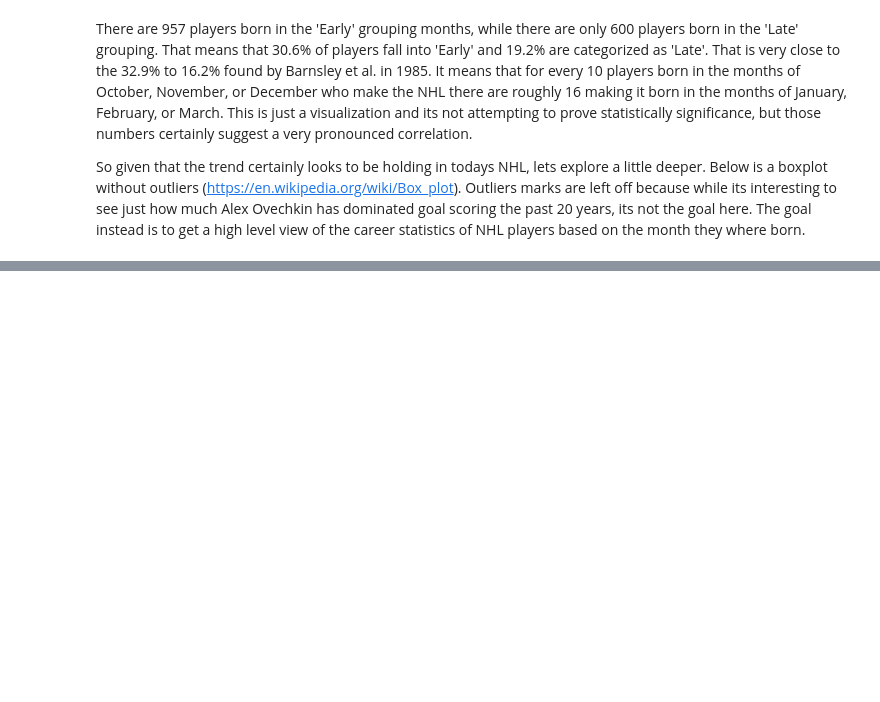
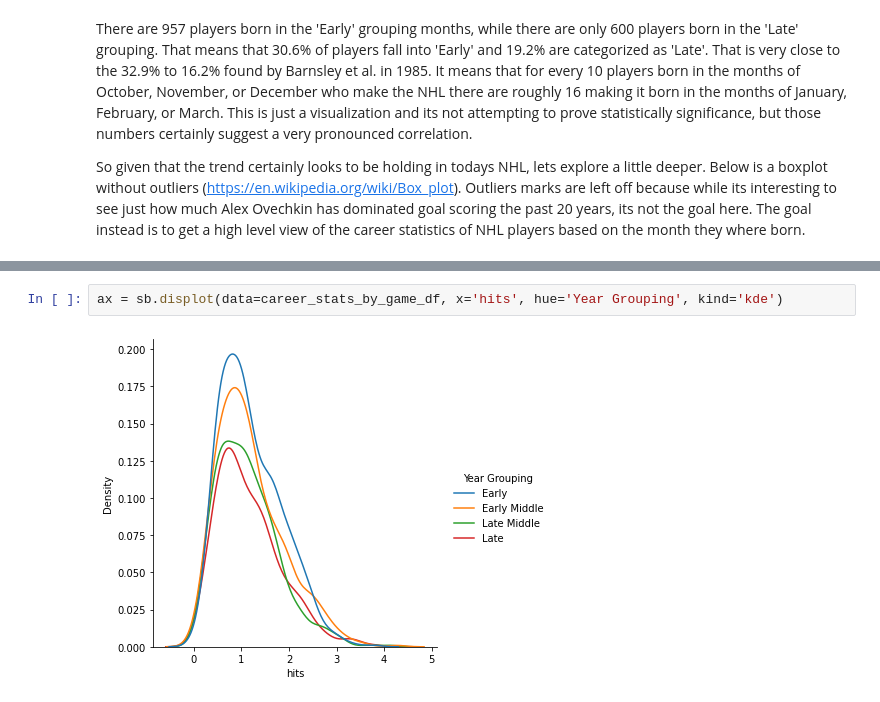
Before and after one commit to JackStaples/jcrs-blog, a Jupyter notebook: _notebooks/2021-10-25-nhldatatest.ipynb, the cells around one changed output, grey strips where cells are left out. Drawn from its saved outputs; the diff is of its cells as text; blank space fills up the shorter version.

```diff
--- a/_notebooks/2021-10-25-nhldatatest.ipynb
+++ b/_notebooks/2021-10-25-nhldatatest.ipynb
@@ -266,0 +393,4 @@ As for the spring slump. This trend is really surprising to me, considering play
+# %%
+ax = sb.displot(data=career_stats_by_game_df, x='hits', hue='Year Grouping', kind='kde')
+# %% [output]
+[figure, added]
```
Also changed, not shown: parts of 6 cells of this notebook, 1 other file.
